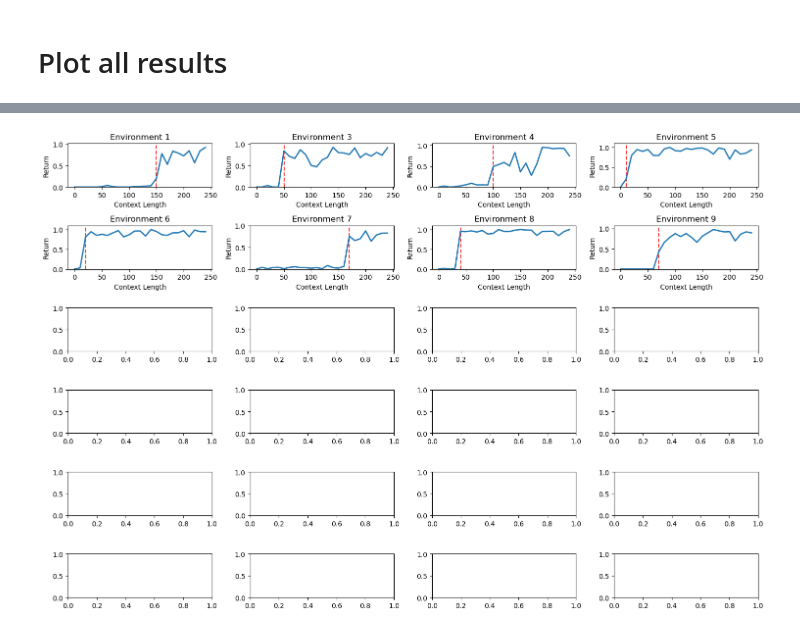
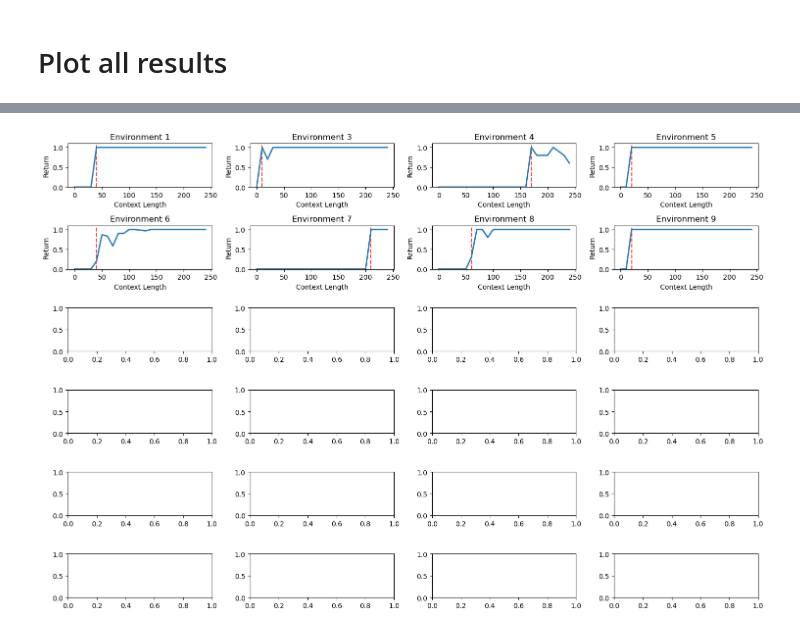
Before and after one commit to chingf/icl-maze, a Jupyter notebook: darkroom_notebooks/02_plot_by_reward_and_context.ipynb, the cells around one changed output, grey strips where cells are left out. Cells and saved outputs as stored; diff of their text form; code cells hidden in the pictures.

```diff
--- a/darkroom_notebooks/02_plot_by_reward_and_context.ipynb
+++ b/darkroom_notebooks/02_plot_by_reward_and_context.ipynb
@@ -38,5 +38,8 @@ model_name = "transformer_end_query_embd512_layer3_head4_lr0.0001_drop0.0_initse
 env_name = "darkroom_dim8_corr0.25_state_dim10_envs1500000_H250_explore"
 model_name = "transformer_end_query_embd512_layer3_head4_lr0.0001_drop0.0_initseed0_batch512"
 
+env_name = "darkroom_dim6_corr0.25_state_dim10_envs1500000_H250_explore"
+model_name = "transformer_end_query_embd512_layer3_head4_lr0.0001_drop0.0_initseed0_batch512"
+
 model_path = os.path.join(engram_dir, wandb_project, env_name, "models", model_name)
 path_to_pkl = os.path.join(model_path, 'eval_results_offline.pkl')
@@ -54,0 +117,38 @@ metarl_df.head()
+# %%
+add_q_learning = True
+# %%
+# Concatenate the dataframes
+if add_q_learning:
+    engram_dir = "/n/holylfs06/LABS/krajan_lab/Lab/cfang/icl-maze/"
+    wandb_project = "darkroom_qlearning"
+    env_name = "darkroom_dim6_corr0.25_state_dim10_envs1500000_H250_explore"
+    opt_return = 1
+
+    # DQN results
+    model_name = "dqn_nlayers4_gamma0.9_target10_lr1e-05"
+    path_to_pkl = os.path.join(engram_dir, wandb_project, env_name, "models", model_name, "eval_results.pkl")
+    with open(path_to_pkl, "rb") as f:
+        data = pickle.load(f)
+    dqn_df = pd.DataFrame(data)
+    dqn_df = dqn_df[dqn_df['action_temps'] == 0.005]
+    dqn_df = dqn_df.rename(columns={'returns': 'return'})
+    dqn_df['model'] = 'DQN'
+    dqn_df['path_length_scaled'] = (opt_return - dqn_df['return'])/opt_return
+    dqn_df['returns_scaled'] = dqn_df['return']/opt_return
+
+    # Q table results
+    model_name = "q_table_gamma0.8"
+    path_to_pkl = os.path.join(engram_dir, wandb_project, env_name, "models", model_name, "eval_results.pkl")
+    with open(path_to_pkl, "rb") as f:
+        data = pickle.load(f)
+    qtable_df = pd.DataFrame(data)
+    qtable_df = qtable_df[qtable_df['action_temps'] == 0.005]
+    qtable_df = qtable_df.rename(columns={'returns': 'return'})
+    qtable_df['model'] = 'Q Table'
+    qtable_df['path_length_scaled'] = (opt_return - qtable_df['return'])/opt_return
+    qtable_df['returns_scaled'] = qtable_df['return']/opt_return
+    qtable_df.head()
+
+    df = pd.concat([metarl_df, dqn_df, qtable_df], ignore_index=True)
+else:
+    df = metarl_df
@@ -92,6 +229,6 @@ plt.show()
 # %%
 rlim = 30
-_df = df[df['model'] == 'Learner (temp=1)']
+_df = df[df['model'] == 'Learner (greedy)']
 sample_envs = _df['environment'].unique()
 
 # Create 3x4 subplot grid
@@ -101,31 +238,31 @@ fig, axes = plt.subplots(n_rows, n_cols, figsize=(15, 10))
 axes = axes.flatten()
 n_envs_plotted = 0
 n_envs_total = n_rows * n_cols
 for env in sample_envs:
     env_df = _df[_df['environment'] == env]
     # Find first context length where reward > 0
     first_reward = env_df[env_df['experienced_reward'] > 0]['context_length'].min()
     if pd.notna(first_reward) and first_reward < 1000:
         axes[n_envs_plotted].axvline(x=first_reward, color='r', linestyle='--', alpha=0.8)
     else:
         continue
     sns.lineplot(
         data=env_df,
         x='context_length',
         y='return',
         ax=axes[n_envs_plotted],
         linewidth=2
     )
     axes[n_envs_plotted].set_title(f'Environment {env}')
     axes[n_envs_plotted].set_xlabel('Context Length')
     axes[n_envs_plotted].set_ylabel('Return')
     axes[n_envs_plotted].set_ylim(0, max(1, env_df['return'].max()*1.1))
 
     n_envs_plotted += 1
     if n_envs_plotted == n_envs_total:
         break
 
 plt.tight_layout()
 plt.show()
 # %% [output]
-[figure, old version]
+[figure, new version]
```
Also changed, not shown: parts of 8 cells of this notebook, 40 other files.
